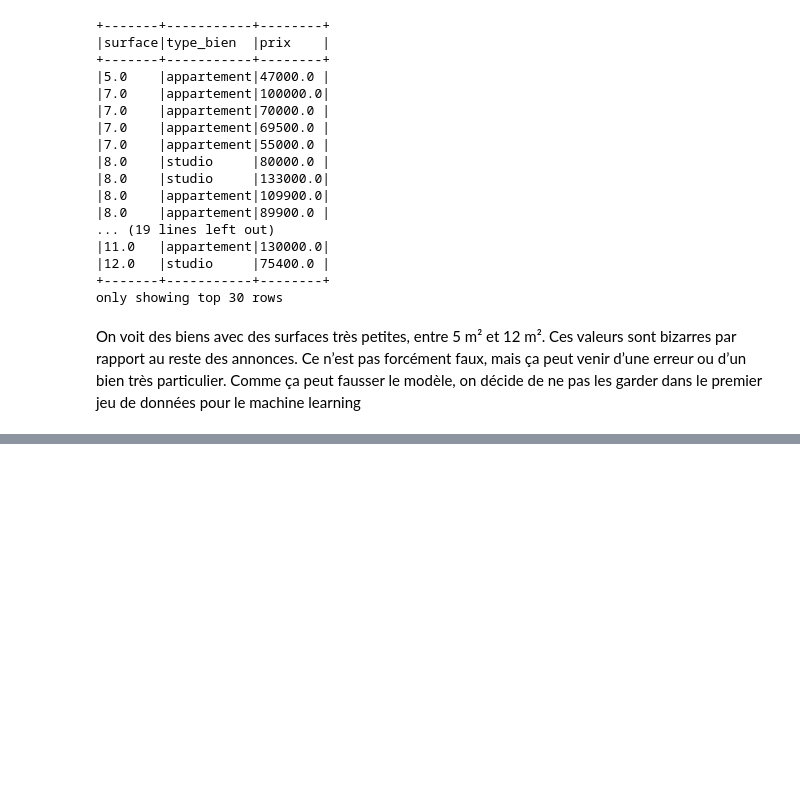
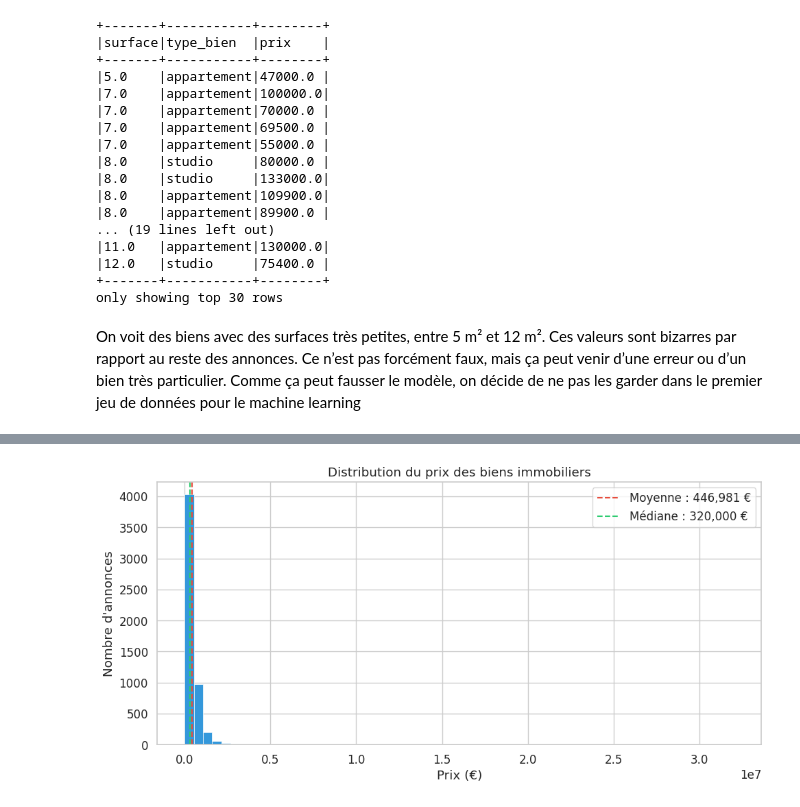
Before and after one commit to AlexisJohnson-data/bigdata-immobilier, a Jupyter notebook: projet/notebooks/04_modelisation.ipynb, the cells around one changed output, grey strips where cells are left out. Saved outputs shown, nothing was run; the diff lists cells and outputs as text; code cells hidden in the pictures; blank space fills up the shorter version.

```diff
--- a/projet/notebooks/04_modelisation.ipynb
+++ b/projet/notebooks/04_modelisation.ipynb
@@ -132,0 +185,16 @@ df = df.filter(F.col("surface") >= 12)
+# %%
+prix_pd = df.select('prix').dropna().toPandas()
+fig, ax = plt.subplots(figsize=(10, 5))
+ax.hist(prix_pd['prix'], bins=60, color='#3498db', edgecolor='white', linewidth=0.5)
+mean_val = prix_pd['prix'].mean()
+median_val = prix_pd['prix'].median()
+ax.axvline(mean_val, color='#e74c3c', linestyle='--', linewidth=1.5, label=f'Moyenne : {mean_val:,.0f} €')
+ax.axvline(median_val, color='#2ecc71', linestyle='--', linewidth=1.5, label=f'Médiane : {median_val:,.0f} €')
+ax.set_xlabel('Prix (€)')
+ax.set_ylabel("Nombre d'annonces")
+ax.set_title('Distribution du prix des biens immobiliers')
+ax.legend()
+plt.tight_layout()
+plt.show()
+# %% [output]
+[figure, added]
```
Also changed, not shown: parts of 19 cells of this notebook.
